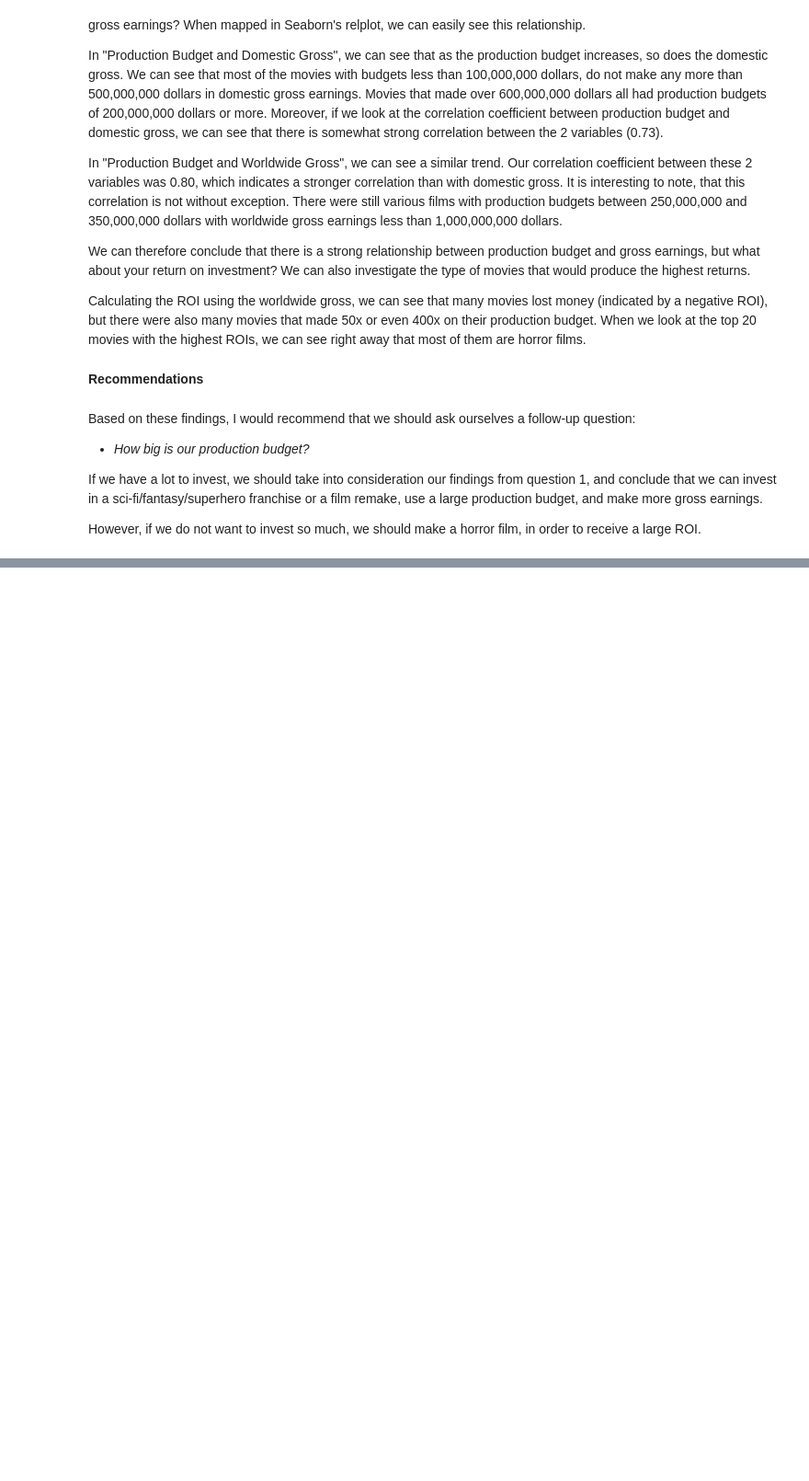
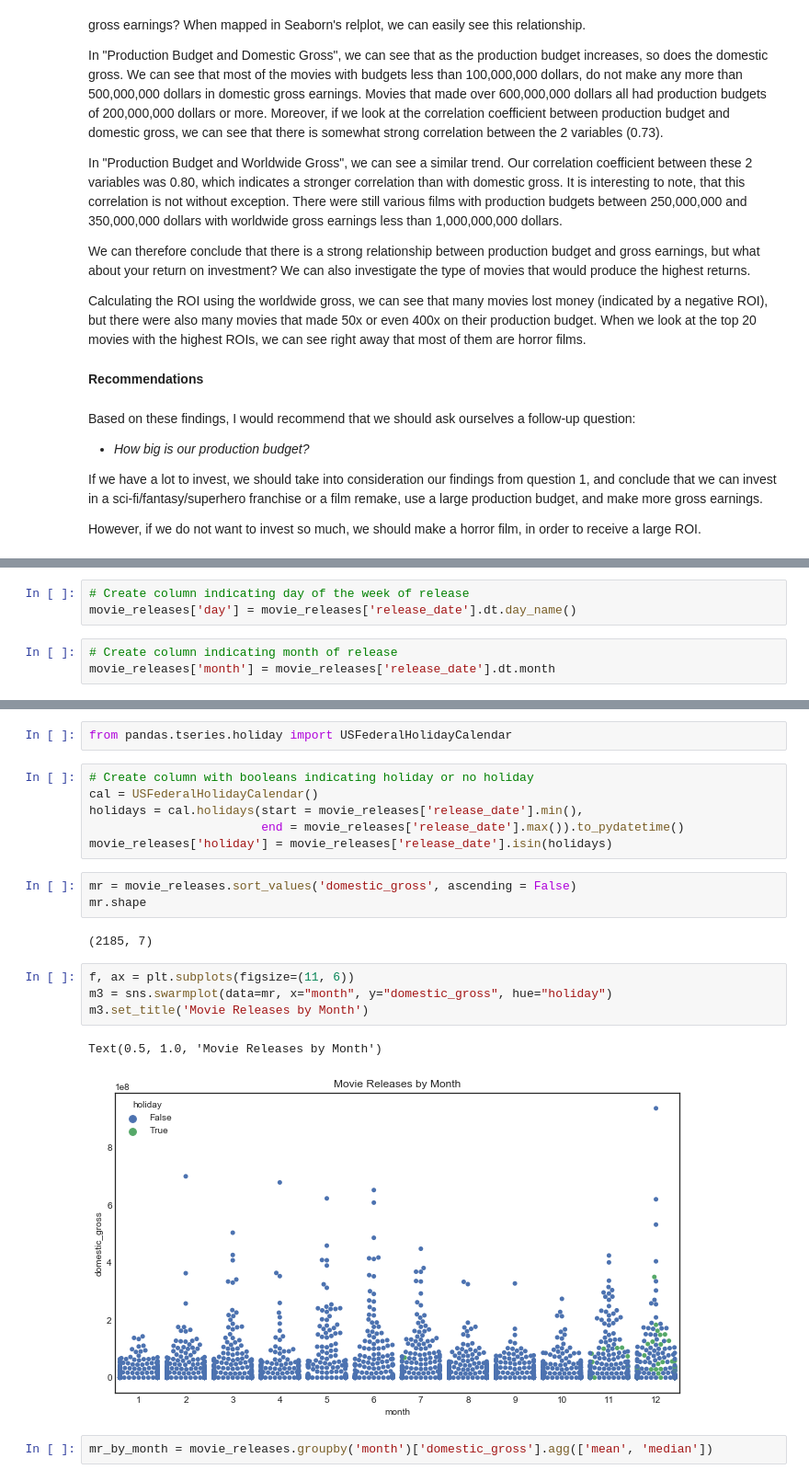
Before and after one commit to tiaplagata/dsc-phase-1-project-online, a Jupyter notebook: student.ipynb, the cells around one changed output, grey strips where cells are left out. Shown: that part at 92% size. Saved outputs shown, nothing was run; the diff lists cells and outputs as text; blank space fills up the shorter version.

```diff
--- a/student.ipynb
+++ b/student.ipynb
@@ -693,0 +1019,6 @@ However, if we do not want to invest so much, we should make a horror film, in o
+# %%
+# Create column indicating day of the week of release
+movie_releases['day'] = movie_releases['release_date'].dt.day_name()
+# %%
+# Create column indicating month of release
+movie_releases['month'] = movie_releases['release_date'].dt.month
@@ -693,0 +1045,22 @@ However, if we do not want to invest so much, we should make a horror film, in o
+# %%
+from pandas.tseries.holiday import USFederalHolidayCalendar
+# %%
+# Create column with booleans indicating holiday or no holiday
+cal = USFederalHolidayCalendar()
+holidays = cal.holidays(start = movie_releases['release_date'].min(),
+                        end = movie_releases['release_date'].max()).to_pydatetime()
+movie_releases['holiday'] = movie_releases['release_date'].isin(holidays)
+# %%
+mr = movie_releases.sort_values('domestic_gross', ascending = False)
+mr.shape
+# %% [output]
+(2185, 7)
+# %%
+f, ax = plt.subplots(figsize=(11, 6))
+m3 = sns.swarmplot(data=mr, x="month", y="domestic_gross", hue="holiday")
+m3.set_title('Movie Releases by Month')
+# %% [output]
+Text(0.5, 1.0, 'Movie Releases by Month')
+[figure, added]
+# %%
+mr_by_month = movie_releases.groupby('month')['domestic_gross'].agg(['mean', 'median'])
```
Also changed, not shown: parts of 53 cells of this notebook, 10 other files.
